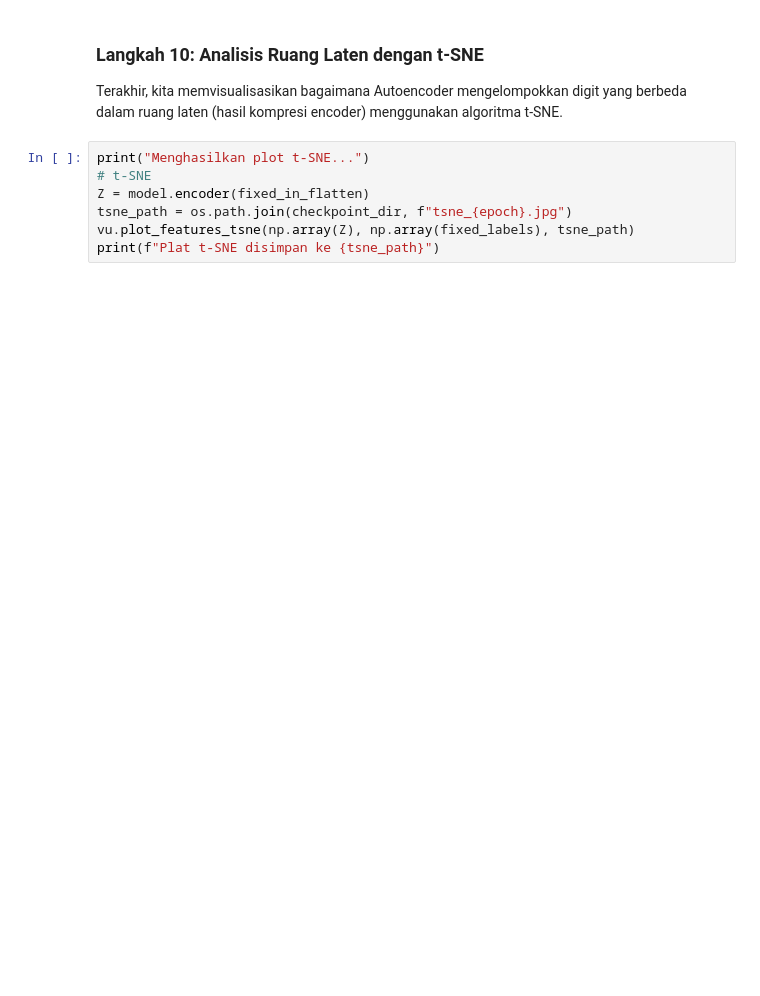
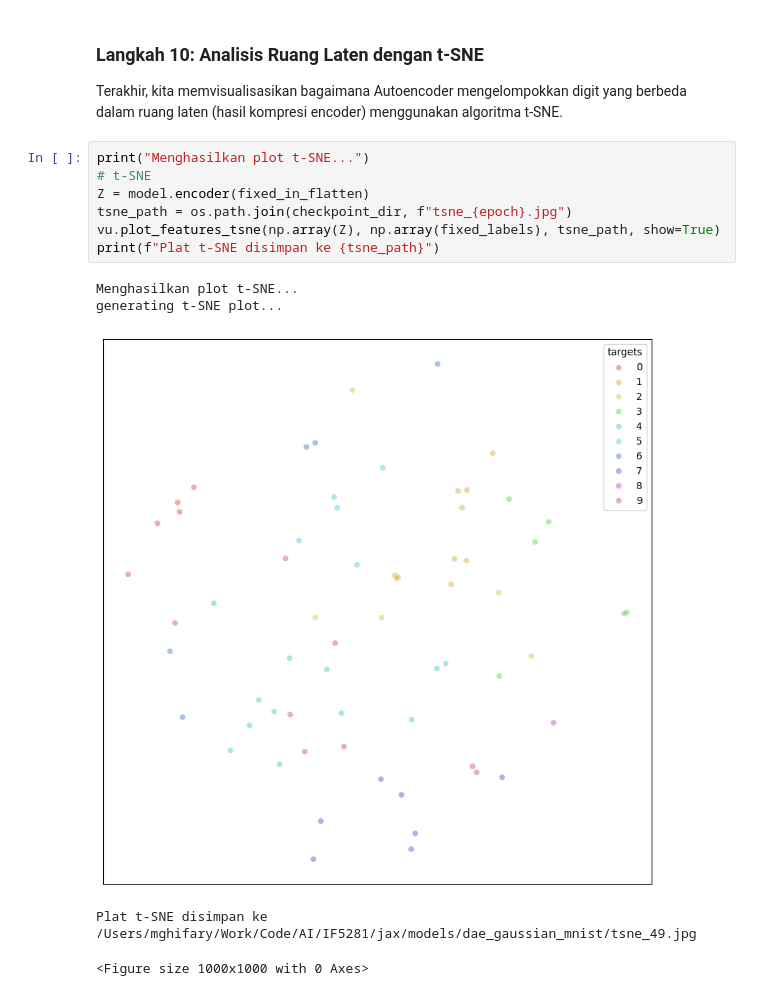
Before and after one commit to ghif/IF5281, a Jupyter notebook: jax/5-generative/1-autoencoder.ipynb, the cells around one changed output. Drawn from its saved outputs; the diff is of its cells as text; blank space fills up the shorter version.

Commit message:
adjust t-SNE visualization

```diff
--- a/jax/5-generative/1-autoencoder.ipynb
+++ b/jax/5-generative/1-autoencoder.ipynb
@@ -326,7 +348,13 @@ Terakhir, kita memvisualisasikan bagaimana Autoencoder mengelompokkan digit yang
 # %%
 print("Menghasilkan plot t-SNE...")
 # t-SNE
 Z = model.encoder(fixed_in_flatten)
 tsne_path = os.path.join(checkpoint_dir, f"tsne_{epoch}.jpg")
-vu.plot_features_tsne(np.array(Z), np.array(fixed_labels), tsne_path)
+vu.plot_features_tsne(np.array(Z), np.array(fixed_labels), tsne_path, show=True)
 print(f"Plat t-SNE disimpan ke {tsne_path}")
+# %% [output]
+Menghasilkan plot t-SNE...
+generating t-SNE plot...
+[figure, added]
+Plat t-SNE disimpan ke /Users/mghifary/Work/Code/AI/IF5281/jax/models/dae_gaussian_mnist/tsne_49.jpg
+<Figure size 1000x1000 with 0 Axes>
```
Also changed, not shown: parts of 3 cells of this notebook, 1 other file.
